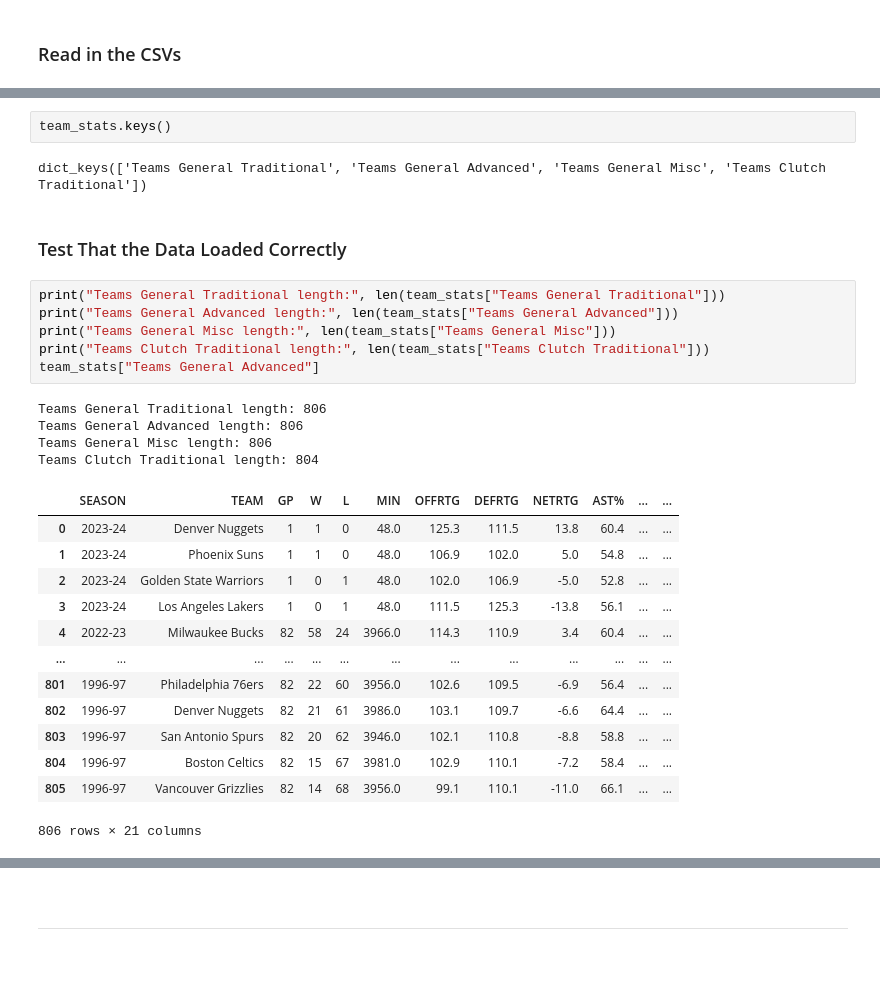
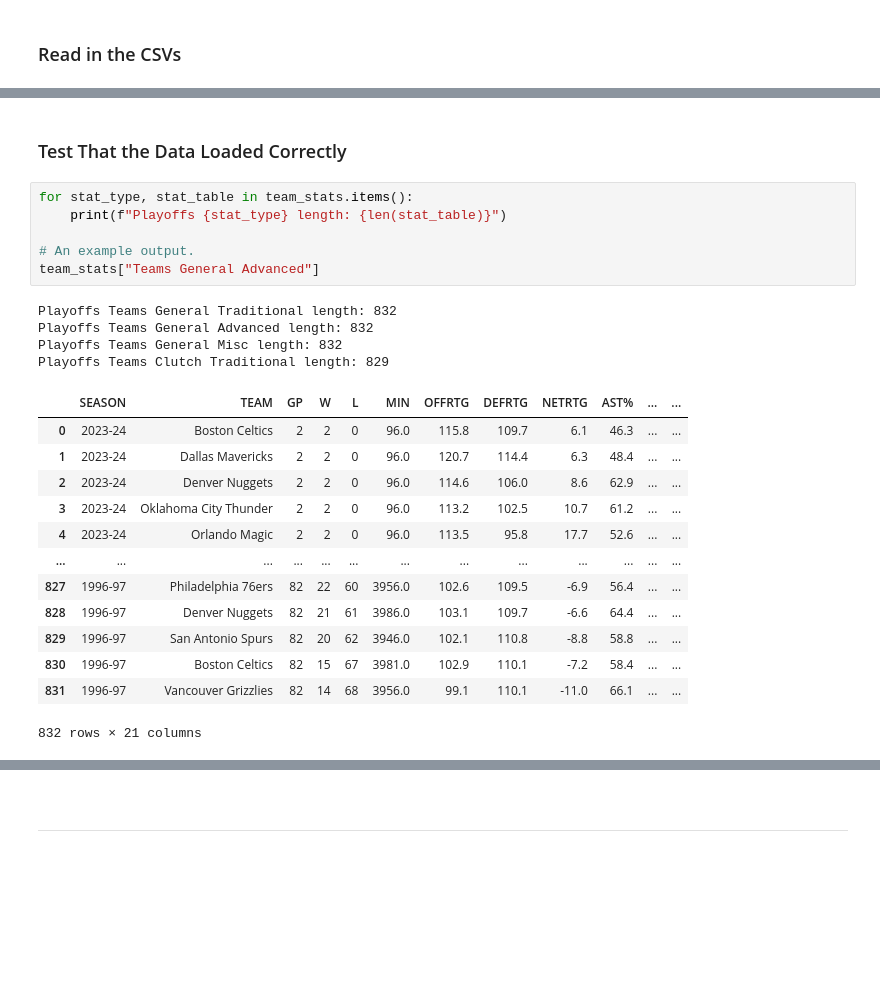
Before and after one commit to cdpeters/nba-prediction-analysis, a Jupyter notebook: ETL_and_sqlalchemy/nba_stats_transform_load.ipynb, the cells around one changed output, grey strips where cells are left out. Drawn from its saved outputs; the diff is of its cells as text; blank space fills up the shorter version.

```diff
--- a/ETL_and_sqlalchemy/nba_stats_transform_load.ipynb
+++ b/ETL_and_sqlalchemy/nba_stats_transform_load.ipynb
@@ -48,31 +60,27 @@ champions_df = pd.read_csv(champions_filepath)
-# %%
-team_stats.keys()
-# %% [output]
-dict_keys(['Teams General Traditional', 'Teams General Advanced', 'Teams General Misc', 'Teams Clutch Traditional'])
 # %% [markdown]
 ### Test That the Data Loaded Correctly
 # %%
-print("Teams General Traditional length:", len(team_stats["Teams General Traditional"]))
-print("Teams General Advanced length:", len(team_stats["Teams General Advanced"]))
-print("Teams General Misc length:", len(team_stats["Teams General Misc"]))
-print("Teams Clutch Traditional length:", len(team_stats["Teams Clutch Traditional"]))
+for stat_type, stat_table in team_stats.items():
+    print(f"Playoffs {stat_type} length: {len(stat_table)}")
+
+# An example output.
 team_stats["Teams General Advanced"]
 # %% [output]
-Teams General Traditional length: 806
-Teams General Advanced length: 806
-Teams General Misc length: 806
-Teams Clutch Traditional length: 804
+Playoffs Teams General Traditional length: 832
+Playoffs Teams General Advanced length: 832
+Playoffs Teams General Misc length: 832
+Playoffs Teams Clutch Traditional length: 829
 |  | SEASON | TEAM | GP | W | L | MIN | OFFRTG | DEFRTG | NETRTG | AST% | ... | ... |
-| 0 | 2023-24 | Denver Nuggets | 1 | 1 | 0 | 48.0 | 125.3 | 111.5 | 13.8 | 60.4 | ... | ... |
-| 1 | 2023-24 | Phoenix Suns | 1 | 1 | 0 | 48.0 | 106.9 | 102.0 | 5.0 | 54.8 | ... | ... |
-| 2 | 2023-24 | Golden State Warriors | 1 | 0 | 1 | 48.0 | 102.0 | 106.9 | -5.0 | 52.8 | ... | ... |
-| 3 | 2023-24 | Los Angeles Lakers | 1 | 0 | 1 | 48.0 | 111.5 | 125.3 | -13.8 | 56.1 | ... | ... |
-| 4 | 2022-23 | Milwaukee Bucks | 82 | 58 | 24 | 3966.0 | 114.3 | 110.9 | 3.4 | 60.4 | ... | ... |
+| 0 | 2023-24 | Boston Celtics | 2 | 2 | 0 | 96.0 | 115.8 | 109.7 | 6.1 | 46.3 | ... | ... |
+| 1 | 2023-24 | Dallas Mavericks | 2 | 2 | 0 | 96.0 | 120.7 | 114.4 | 6.3 | 48.4 | ... | ... |
+| 2 | 2023-24 | Denver Nuggets | 2 | 2 | 0 | 96.0 | 114.6 | 106.0 | 8.6 | 62.9 | ... | ... |
+| 3 | 2023-24 | Oklahoma City Thunder | 2 | 2 | 0 | 96.0 | 113.2 | 102.5 | 10.7 | 61.2 | ... | ... |
+| 4 | 2023-24 | Orlando Magic | 2 | 2 | 0 | 96.0 | 113.5 | 95.8 | 17.7 | 52.6 | ... | ... |
 | ... | ... | ... | ... | ... | ... | ... | ... | ... | ... | ... | ... | ... |
-| 801 | 1996-97 | Philadelphia 76ers | 82 | 22 | 60 | 3956.0 | 102.6 | 109.5 | -6.9 | 56.4 | ... | ... |
-| 802 | 1996-97 | Denver Nuggets | 82 | 21 | 61 | 3986.0 | 103.1 | 109.7 | -6.6 | 64.4 | ... | ... |
-| 803 | 1996-97 | San Antonio Spurs | 82 | 20 | 62 | 3946.0 | 102.1 | 110.8 | -8.8 | 58.8 | ... | ... |
-| 804 | 1996-97 | Boston Celtics | 82 | 15 | 67 | 3981.0 | 102.9 | 110.1 | -7.2 | 58.4 | ... | ... |
-| 805 | 1996-97 | Vancouver Grizzlies | 82 | 14 | 68 | 3956.0 | 99.1 | 110.1 | -11.0 | 66.1 | ... | ... |
+| 827 | 1996-97 | Philadelphia 76ers | 82 | 22 | 60 | 3956.0 | 102.6 | 109.5 | -6.9 | 56.4 | ... | ... |
+| 828 | 1996-97 | Denver Nuggets | 82 | 21 | 61 | 3986.0 | 103.1 | 109.7 | -6.6 | 64.4 | ... | ... |
+| 829 | 1996-97 | San Antonio Spurs | 82 | 20 | 62 | 3946.0 | 102.1 | 110.8 | -8.8 | 58.8 | ... | ... |
+| 830 | 1996-97 | Boston Celtics | 82 | 15 | 67 | 3981.0 | 102.9 | 110.1 | -7.2 | 58.4 | ... | ... |
+| 831 | 1996-97 | Vancouver Grizzlies | 82 | 14 | 68 | 3956.0 | 99.1 | 110.1 | -11.0 | 66.1 | ... | ... |
-806 rows × 21 columns
+832 rows × 21 columns
 # %%
```
Also changed, not shown: parts of 71 cells of this notebook, 3 other files.
